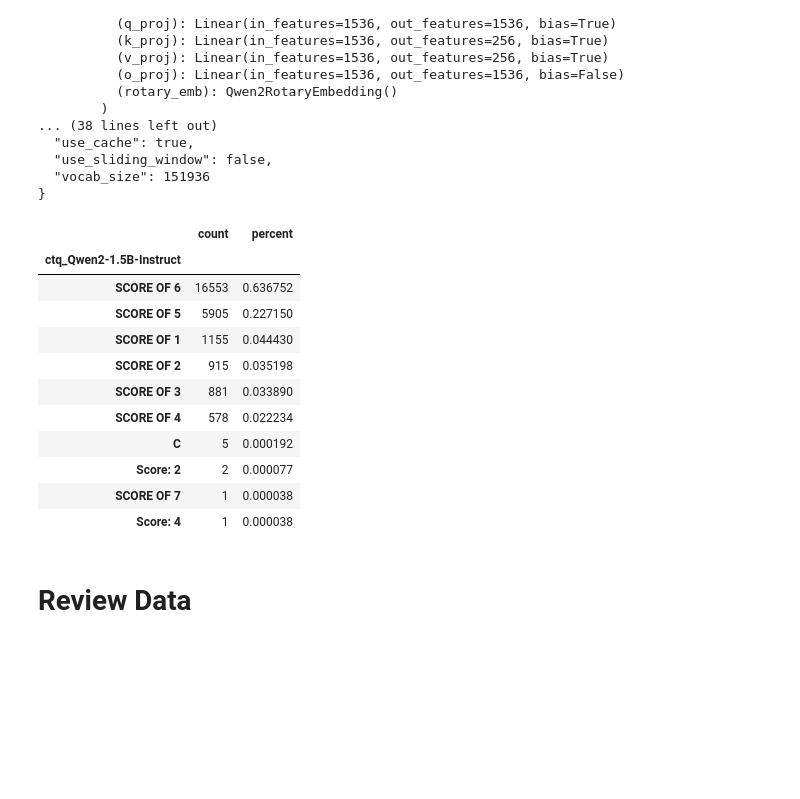
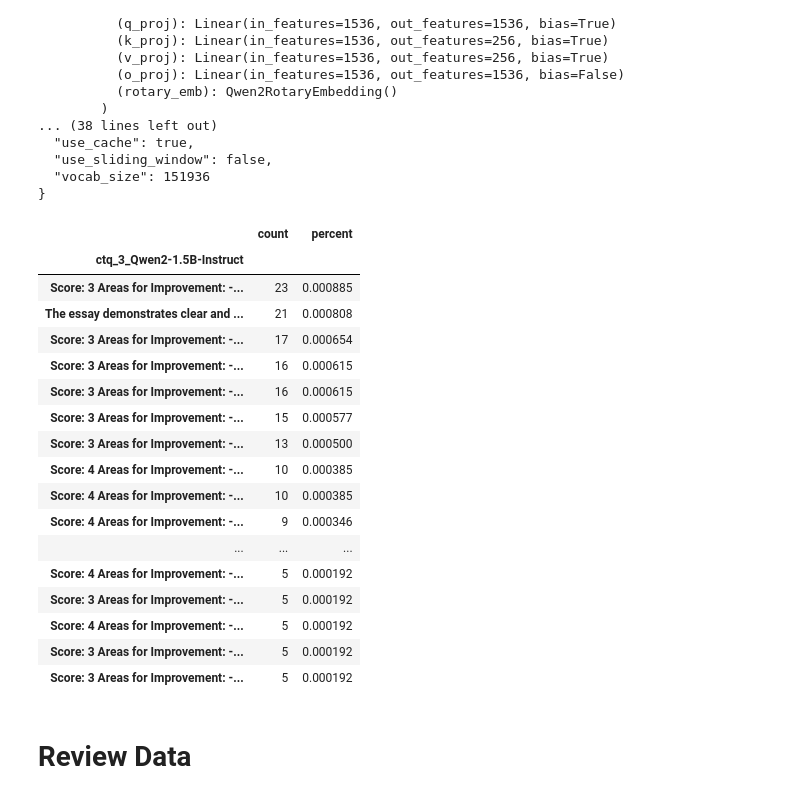
Before and after one commit to seahrh/kaggle-learning-agency-lab-automated-essay-scoring-2, a Jupyter notebook: 21_llm_critique.ipynb, the cells around one changed output. Cells and saved outputs as stored; diff of their text form; code cells hidden in the pictures; blank space fills up the shorter version.

Commit message:
llm generates critique: qwen2, clim=1000, new tokens=64

```diff
--- a/21_llm_critique.ipynb
+++ b/21_llm_critique.ipynb
@@ -50,5 +53,32 @@ critique_col = f"ctq_{llm_key}"
 environment = jinja2.Environment()
 basic = mylib.BasicPreprocessor()
+# %%
+v1_template = environment.from_string(
+"""You are a teacher grading a student's essay. Assign a score on a scale of 1 to 6 based on the following rubric. A score of 6 indicates clear and consistent mastery with minor errors, showcasing insightful development of a viewpoint, outstanding critical thinking, strong use of appropriate examples and evidence, well-organized structure with coherence and smooth progression of ideas, skillful language use with varied vocabulary and sentence structure, and minimal errors in grammar, usage, and mechanics. Scores decrease with occasional errors (score of 5), lapses in quality (score of 4), weaknesses in critical thinking and organization (score of 3), serious flaws in viewpoint and coherence (score of 2), and fundamental errors hindering meaning (score of 1).
+In your response, output only the score without explanation.
+[ESSAY] {{ essay }} [/ESSAY]
+"""
+)
+v2_template = environment.from_string(
+"""You are a teacher grading a student's essay. Assign a score on a scale of 1 to 6 based on the following rubric. A score of 6 indicates clear and consistent mastery with minor errors, showcasing insightful development of a viewpoint, outstanding critical thinking, strong use of appropriate examples and evidence, well-organized structure with coherence and smooth progression of ideas, skillful language use with varied vocabulary and sentence structure, and minimal errors in grammar, usage, and mechanics. Scores decrease with occasional errors (score of 5), lapses in quality (score of 4), weaknesses in critical thinking and organization (score of 3), serious flaws in viewpoint and coherence (score of 2), and fundamental errors hindering meaning (score of 1).
+Provide constructive feedback to improve the essay.
+[ESSAY] {{ essay }} [/ESSAY]
+"""
+)
+v3_template = environment.from_string(
+"""You are a teacher grading a student's essay. Assign a score on a scale of 1 to 6 based on the following rubric. A score of 6 indicates clear and consistent mastery with minor errors, showcasing insightful development of a viewpoint, outstanding critical thinking, strong use of appropriate examples and evidence, well-organized structure with coherence and smooth progression of ideas, skillful language use with varied vocabulary and sentence structure, and minimal errors in grammar, usage, and mechanics. Scores decrease with occasional errors (score of 5), lapses in quality (score of 4), weaknesses in critical thinking and organization (score of 3), serious flaws in viewpoint and coherence (score of 2), and fundamental errors hindering meaning (score of 1).
+In your response, state the score and areas for improvement.
+[ESSAY] {{ essay }} [/ESSAY]
+"""
+)
+template = v1_template
+max_new_tokens = 16
+if template_version==2:
+    template = v2_template
+    max_new_tokens = 64
+if template_version==3:
+    template = v3_template
+    max_new_tokens = 64
 # %%
 tim = scml.Timer()
 tim.start()
@@ -115,7 +146,8 @@ model_input_names=['input_ids', 'attention_mask']
 pad_token_id=151645
 # %%
 %%time
-if "gemma" in str(mc.directory):
+print(f"Load in {mc.load_in_dtype}")
+if mc.load_in_dtype=="fp16":
     model = AutoModelForCausalLM.from_pretrained(
         mc.directory,
         device_map="auto",
@@ -152,13 +184,6 @@ Qwen2ForCausalLM(
   "use_sliding_window": false,
   "vocab_size": 151936
 }
-# %%
-template = environment.from_string(
-"""You are a teacher grading a student's essay. Assign a score on a scale of 1 to 6 based on the following rubric. A score of 6 indicates clear and consistent mastery with minor errors, showcasing insightful development of a viewpoint, outstanding critical thinking, strong use of appropriate examples and evidence, well-organized structure with coherence and smooth progression of ideas, skillful language use with varied vocabulary and sentence structure, and minimal errors in grammar, usage, and mechanics. Scores decrease with occasional errors (score of 5), lapses in quality (score of 4), weaknesses in critical thinking and organization (score of 3), serious flaws in viewpoint and coherence (score of 2), and fundamental errors hindering meaning (score of 1).
-In your response, output only the score without explanation.
-[ESSAY] {{ essay }} [/ESSAY]
-"""
-)
 # %%
 def critique(row) -> str:
     """Inference method and response extraction based on https://huggingface.co/Qwen/Qwen2-7B-Instruct"""
@@ -168,7 +193,7 @@ def critique(row) -> str:
     model_inputs = tokenizer(text, truncation=True, return_tensors="pt").to(device)
     model_outputs = model.generate(
         **model_inputs,
-        max_new_tokens=16,
+        max_new_tokens=max_new_tokens,
         do_sample=False,
         #temperature=0.01,
         #top_p=0.95,
@@ -186,20 +211,26 @@ def critique(row) -> str:
 
 df[critique_col] = df.progress_apply(critique, axis=1)
 # %%
-pdx.value_counts(df[critique_col])
+pdx.value_counts(df[critique_col]).head(30)
 # %% [output]
 |  | count | percent |
-| ctq_Qwen2-1.5B-Instruct |  |  |
-| SCORE OF 6 | 16553 | 0.636752 |
-| SCORE OF 5 | 5905 | 0.227150 |
-| SCORE OF 1 | 1155 | 0.044430 |
-| SCORE OF 2 | 915 | 0.035198 |
-| SCORE OF 3 | 881 | 0.033890 |
-| SCORE OF 4 | 578 | 0.022234 |
-| C | 5 | 0.000192 |
-| Score: 2 | 2 | 0.000077 |
-| SCORE OF 7 | 1 | 0.000038 |
-| Score: 4 | 1 | 0.000038 |
+| ctq_3_Qwen2-1.5B-Instruct |  |  |
+| Score: 3 Areas for Improvement: -... | 23 | 0.000885 |
+| The essay demonstrates clear and ... | 21 | 0.000808 |
+| Score: 3 Areas for Improvement: -... | 17 | 0.000654 |
+| Score: 3 Areas for Improvement: -... | 16 | 0.000615 |
+| Score: 3 Areas for Improvement: -... | 16 | 0.000615 |
+| Score: 3 Areas for Improvement: -... | 15 | 0.000577 |
+| Score: 3 Areas for Improvement: -... | 13 | 0.000500 |
+| Score: 4 Areas for Improvement: -... | 10 | 0.000385 |
+| Score: 4 Areas for Improvement: -... | 10 | 0.000385 |
+| Score: 4 Areas for Improvement: -... | 9 | 0.000346 |
+| ... | ... | ... |
+| Score: 4 Areas for Improvement: -... | 5 | 0.000192 |
+| Score: 3 Areas for Improvement: -... | 5 | 0.000192 |
+| Score: 4 Areas for Improvement: -... | 5 | 0.000192 |
+| Score: 3 Areas for Improvement: -... | 5 | 0.000192 |
+| Score: 3 Areas for Improvement: -... | 5 | 0.000192 |
 # %% [markdown]
 # Review Data
 # %%
```
Also changed, not shown: parts of 6 cells of this notebook, 1 other file.
